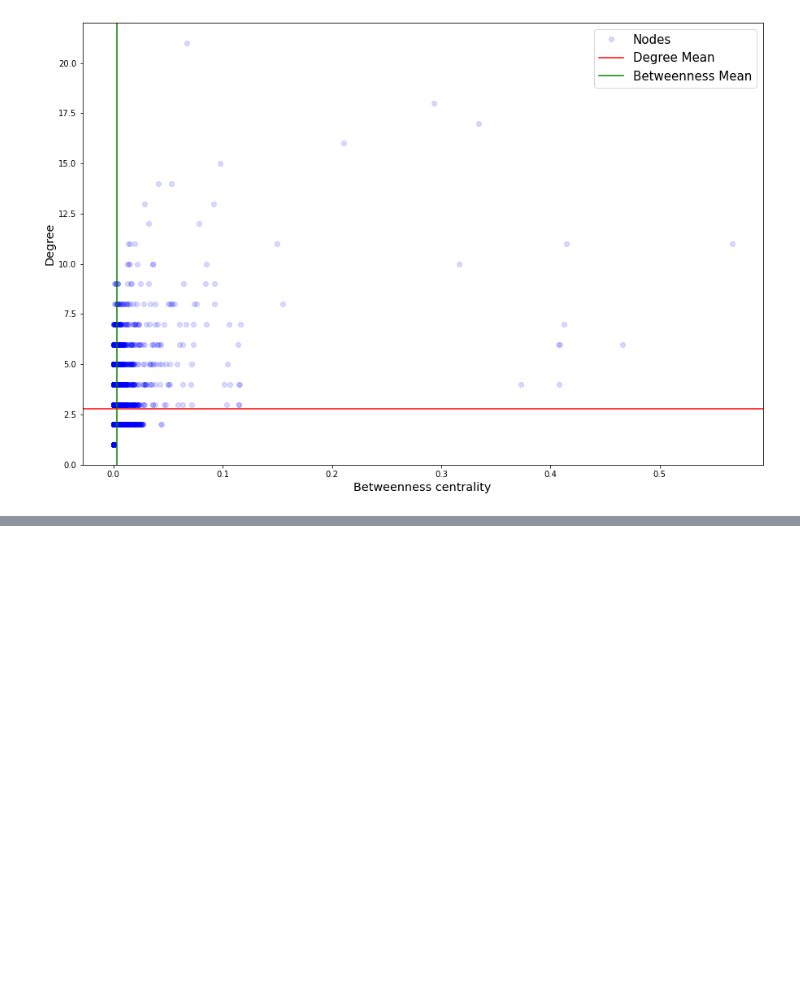
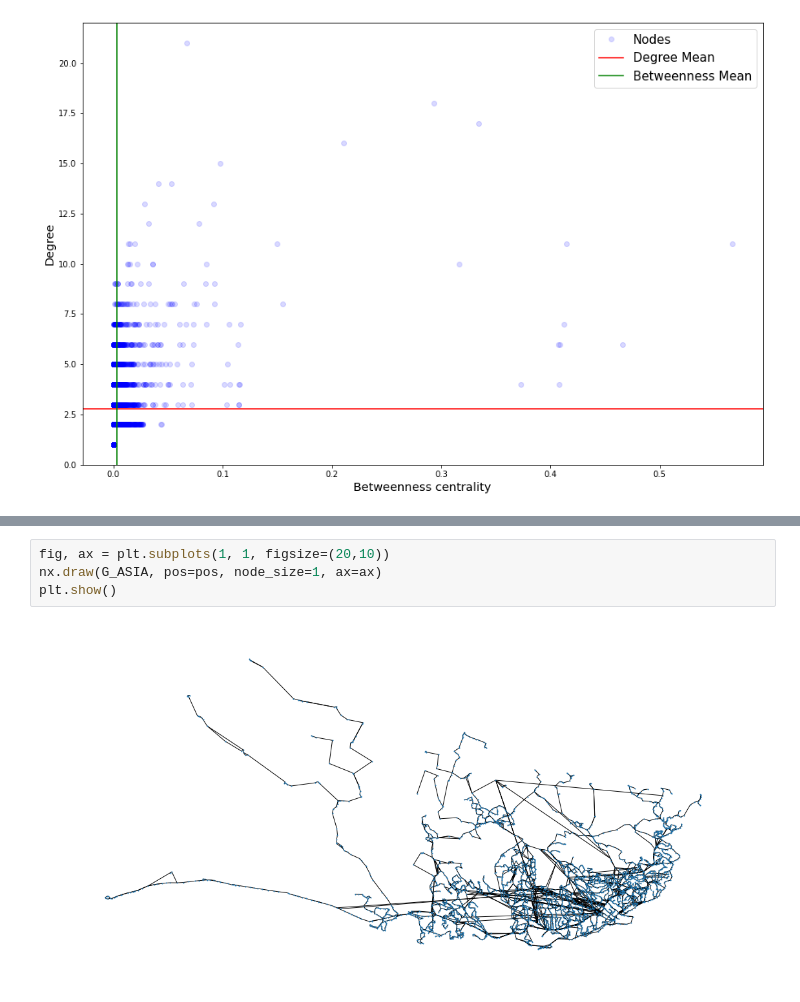
Before and after one commit to hozgurr/BLG-549E-Graph-Theory-Term-Project, a Jupyter notebook: create_digraph.ipynb, the cells around one changed output, grey strips where cells are left out. Drawn from its saved outputs; the diff is of its cells as text; blank space fills up the shorter version.

```diff
--- a/create_digraph.ipynb
+++ b/create_digraph.ipynb
@@ -146,0 +204,6 @@ plt.show()
+# %%
+fig, ax = plt.subplots(1, 1, figsize=(20,10))
+nx.draw(G_ASIA, pos=pos, node_size=1, ax=ax)
+plt.show()
+# %% [output]
+[figure, added]
```
Also changed, not shown: parts of 10 cells of this notebook.
